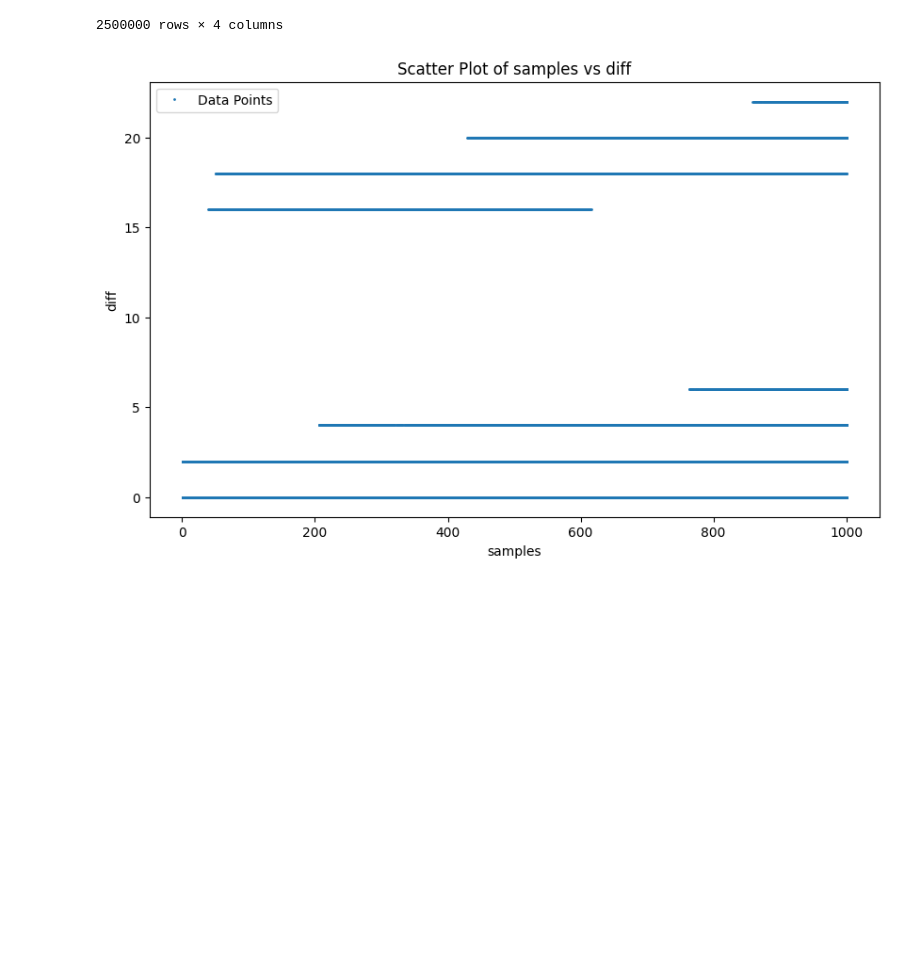
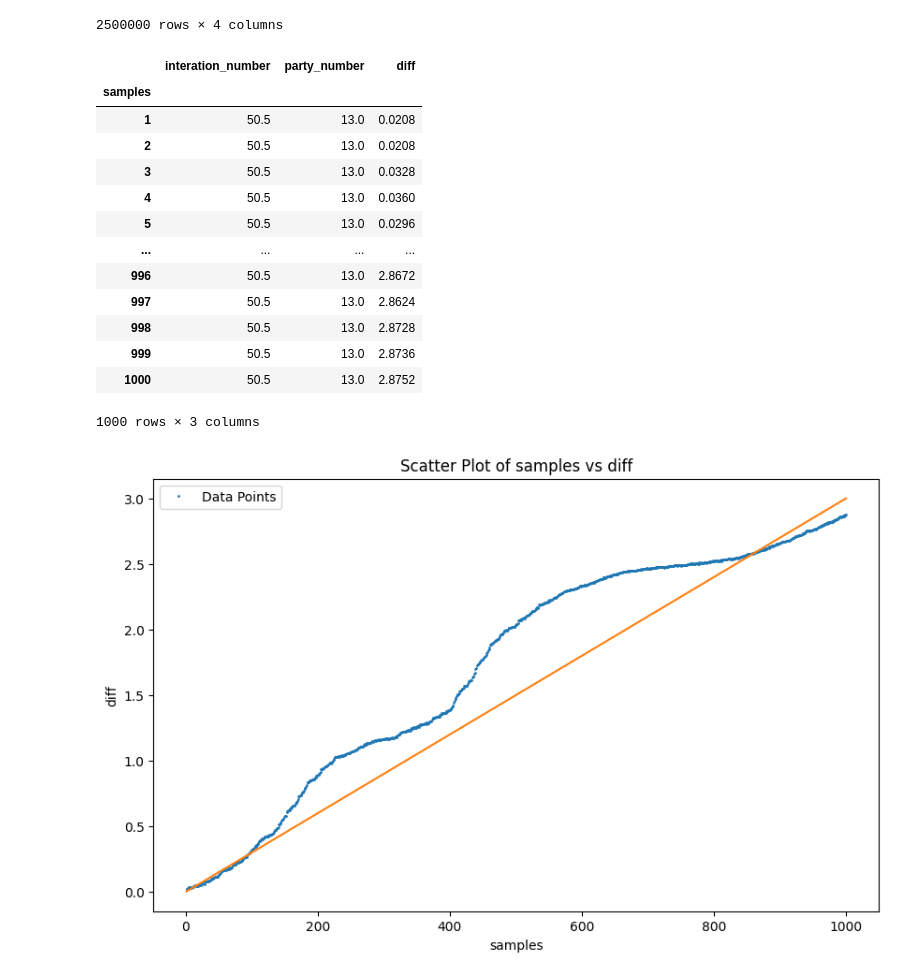
Before and after one commit to JnKamas/bc-praca, a Jupyter notebook: solution.ipynb, the cells around one changed output. Drawn from its saved outputs; the diff is of its cells as text; code cells hidden in the pictures; blank space fills up the shorter version.

Commit message:
added linear line in first real final graph

```diff
--- a/solution.ipynb
+++ b/solution.ipynb
@@ -70,18 +71,39 @@ Time: 44.46033978462219 seconds.
 | 2499999 | 100 | 25 | 1000 | 20 |
 2500000 rows × 4 columns
 # %%
+grouped_df = df.groupby('samples').mean()
+display(grouped_df)
+
 plt.figure(figsize=(10, 6))
 
-x_values = df['samples']
-y_values = df['diff']
+x_values = grouped_df.index
+y_values = grouped_df['diff']
 
 plt.plot(x_values, y_values, 'o', markersize=1, label='Data Points')
 
+x = np.arange(1, 1001)
+y = (3/1000) * x
+
+plt.plot(x, y)
 plt.xlabel('samples')
 plt.ylabel('diff')
 plt.title('Scatter Plot of samples vs diff')
 
 plt.legend()
 plt.show()
 # %% [output]
+|  | interation_number | party_number | diff |
+| samples |  |  |  |
+| 1 | 50.5 | 13.0 | 0.0208 |
+| 2 | 50.5 | 13.0 | 0.0208 |
+| 3 | 50.5 | 13.0 | 0.0328 |
+| 4 | 50.5 | 13.0 | 0.0360 |
+| 5 | 50.5 | 13.0 | 0.0296 |
+| ... | ... | ... | ... |
+| 996 | 50.5 | 13.0 | 2.8672 |
+| 997 | 50.5 | 13.0 | 2.8624 |
+| 998 | 50.5 | 13.0 | 2.8728 |
+| 999 | 50.5 | 13.0 | 2.8736 |
+| 1000 | 50.5 | 13.0 | 2.8752 |
+1000 rows × 3 columns
-[figure, old version]
+[figure, new version]
```
Also changed, not shown: parts of 2 cells of this notebook.
